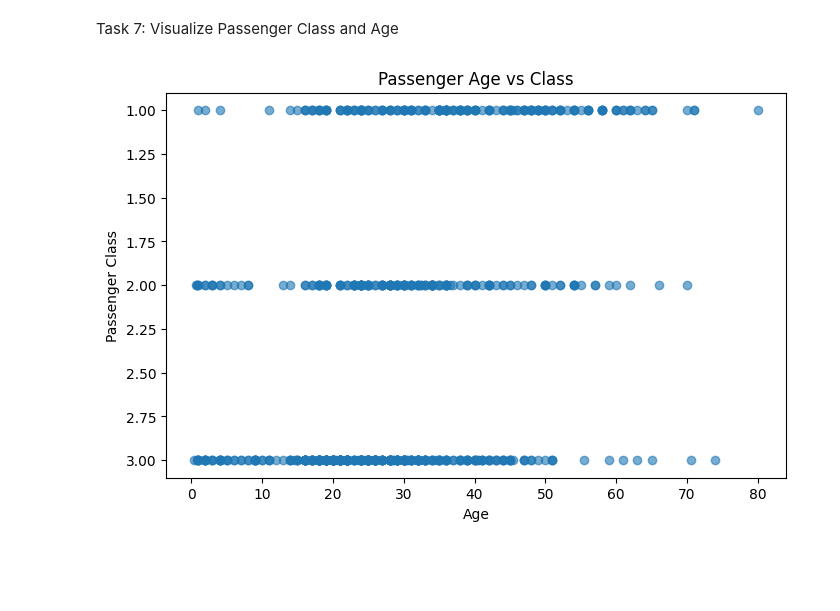
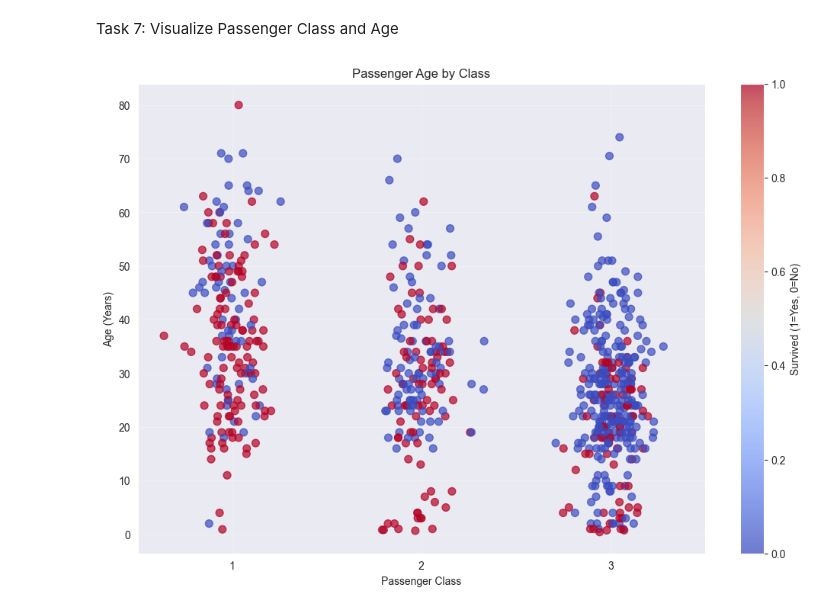
Before and after one commit to pointlessduffin-21/htmljazz, a Jupyter notebook: 16. PAI/Assignments/BDSE07-PAI-0922_FrancisAbarca_A4b.ipynb, the cells around one changed output. Drawn from its saved outputs; the diff is of its cells as text; code cells hidden in the pictures; blank space fills up the shorter version.

```diff
--- a/16. PAI/Assignments/BDSE07-PAI-0922_FrancisAbarca_A4b.ipynb
+++ b/16. PAI/Assignments/BDSE07-PAI-0922_FrancisAbarca_A4b.ipynb
@@ -84,12 +87,18 @@ plt.show()
 # %% [markdown]
 Task 7: Visualize Passenger Class and Age
 # %%
-plt.figure(figsize=(8, 5))
-plt.scatter(titanic_data['Age'], titanic_data['Pclass'], alpha=0.6)
-plt.title("Passenger Age vs Class")
-plt.xlabel("Age")
-plt.ylabel("Passenger Class")
-plt.gca().invert_yaxis()  # so class 1 is at the top
-plt.show()
+import numpy as np
+
+jitter = np.random.normal(0, 0.1, size=len(titanic_data))
+plt.figure(figsize=(12, 8))
+plt.scatter(titanic_data['Pclass'] + jitter, titanic_data['Age'], alpha=0.7, s=50, c=titanic_data['Survived'], cmap='coolwarm')
+
+plt.xlabel('Passenger Class')
+plt.ylabel('Age (Years)')
+plt.title('Passenger Age by Class')
+plt.xticks([1, 2, 3], ['1', '2', '3'])
+plt.xlim(0.5, 3.5)
+plt.colorbar(label='Survived (1=Yes, 0=No)')
+plt.grid(True, alpha=0.3)
 # %% [output]
-[figure, old version]
+[figure, new version]
```
Also changed, not shown: parts of 3 cells of this notebook.
